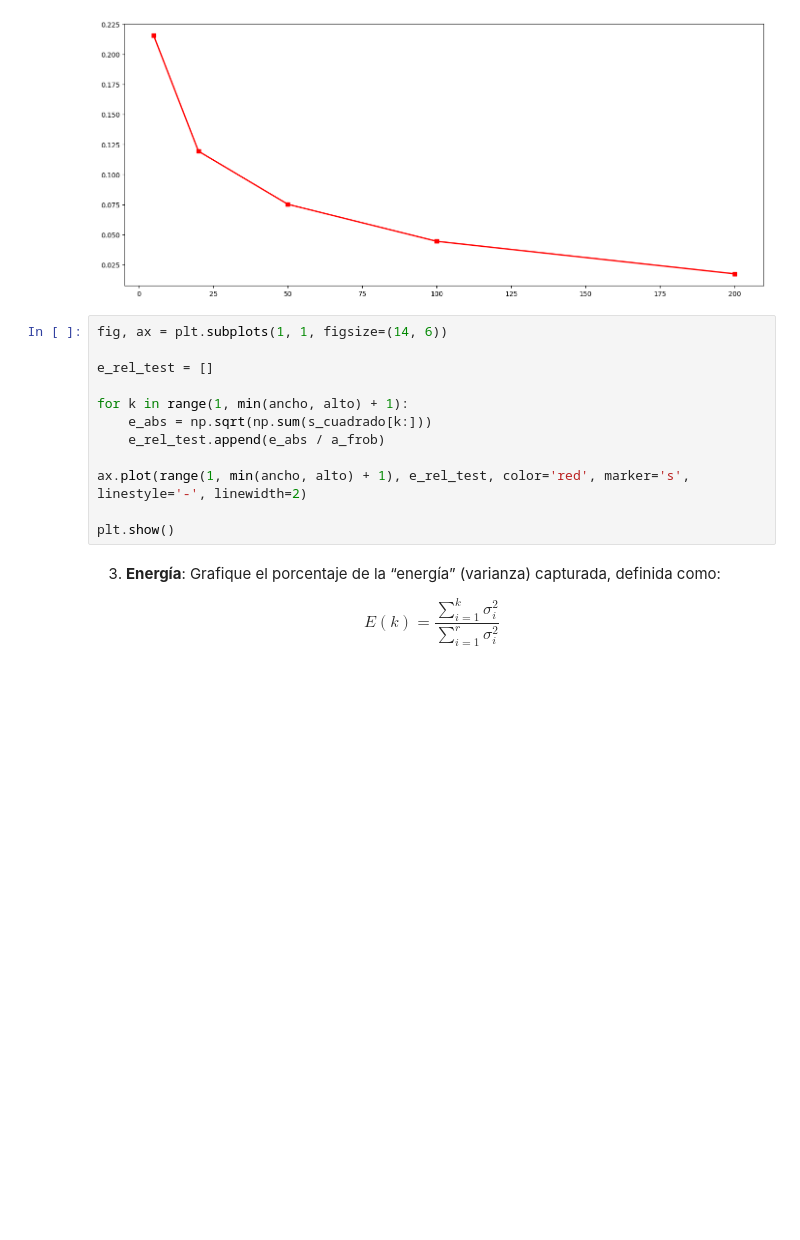
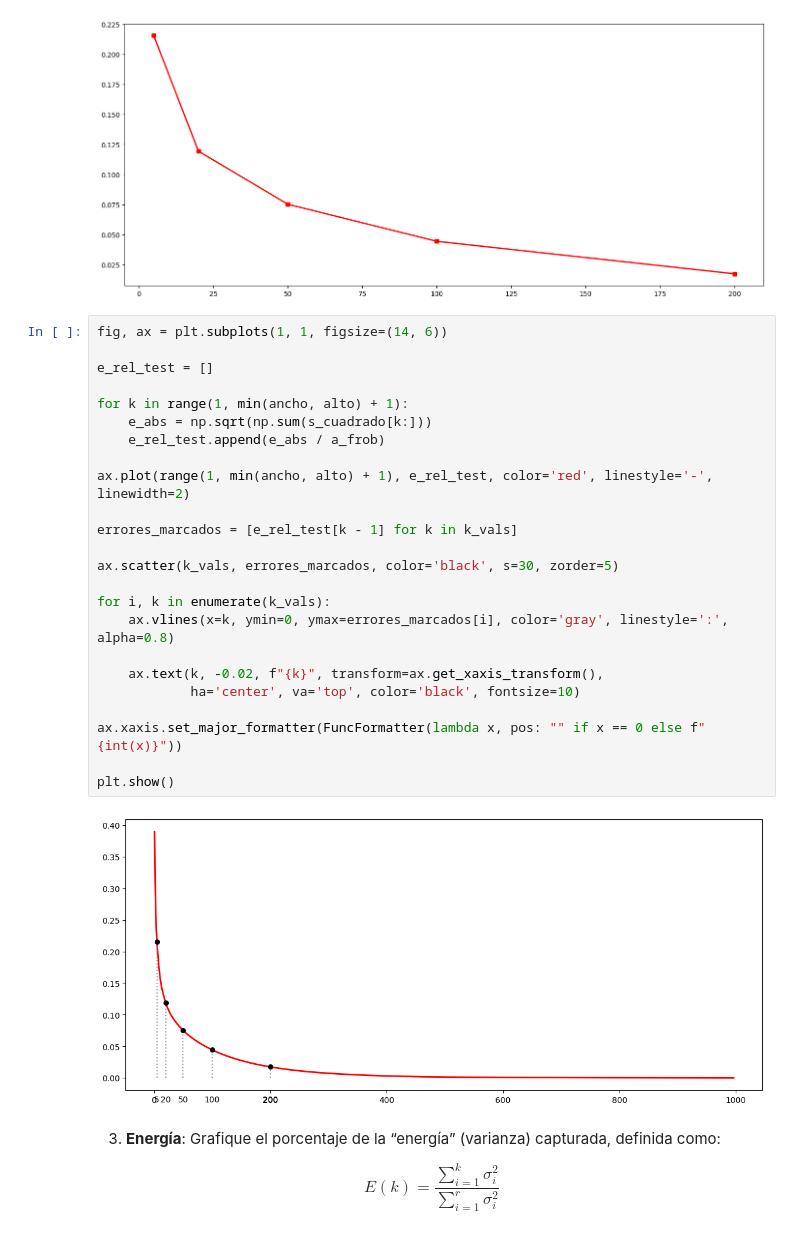
Before and after one commit to amandamdzah/Compresi-n-de-img-con-SVD, a Jupyter notebook: img/mobyDick.ipynb, the cells around one changed output. Saved outputs shown, nothing was run; the diff lists cells and outputs as text; blank space fills up the shorter version.

Commit message:
Grafica error relativo - arreglar

```diff
--- a/img/mobyDick.ipynb
+++ b/img/mobyDick.ipynb
@@ -102,15 +102,29 @@ plt.show()
 # %%
 fig, ax = plt.subplots(1, 1, figsize=(14, 6))
 
 e_rel_test = []
 
 for k in range(1, min(ancho, alto) + 1):
     e_abs = np.sqrt(np.sum(s_cuadrado[k:]))
     e_rel_test.append(e_abs / a_frob)
 
-ax.plot(range(1, min(ancho, alto) + 1), e_rel_test, color='red', marker='s', linestyle='-', linewidth=2)
+ax.plot(range(1, min(ancho, alto) + 1), e_rel_test, color='red', linestyle='-', linewidth=2)
+
+errores_marcados = [e_rel_test[k - 1] for k in k_vals]
+
+ax.scatter(k_vals, errores_marcados, color='black', s=30, zorder=5)
+
+for i, k in enumerate(k_vals):
+    ax.vlines(x=k, ymin=0, ymax=errores_marcados[i], color='gray', linestyle=':', alpha=0.8)
+
+    ax.text(k, -0.02, f"{k}", transform=ax.get_xaxis_transform(),
+            ha='center', va='top', color='black', fontsize=10)
+
+ax.xaxis.set_major_formatter(FuncFormatter(lambda x, pos: "" if x == 0 else f"{int(x)}"))
 
 plt.show()
+# %% [output]
+[figure, added]
 # %% [markdown]
 3. **Energı́a**: Grafique el porcentaje de la “energı́a” (varianza) capturada, definida como:
 
```
Also changed, not shown: 1 other file.
